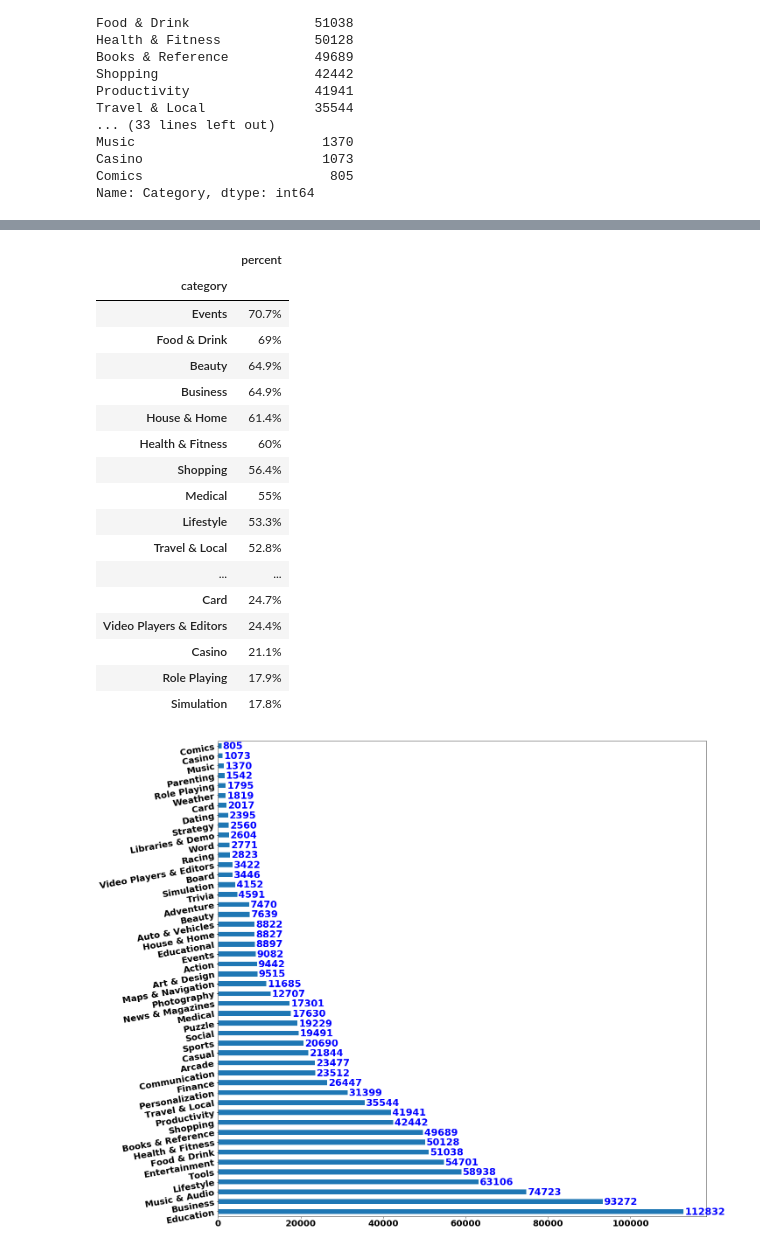
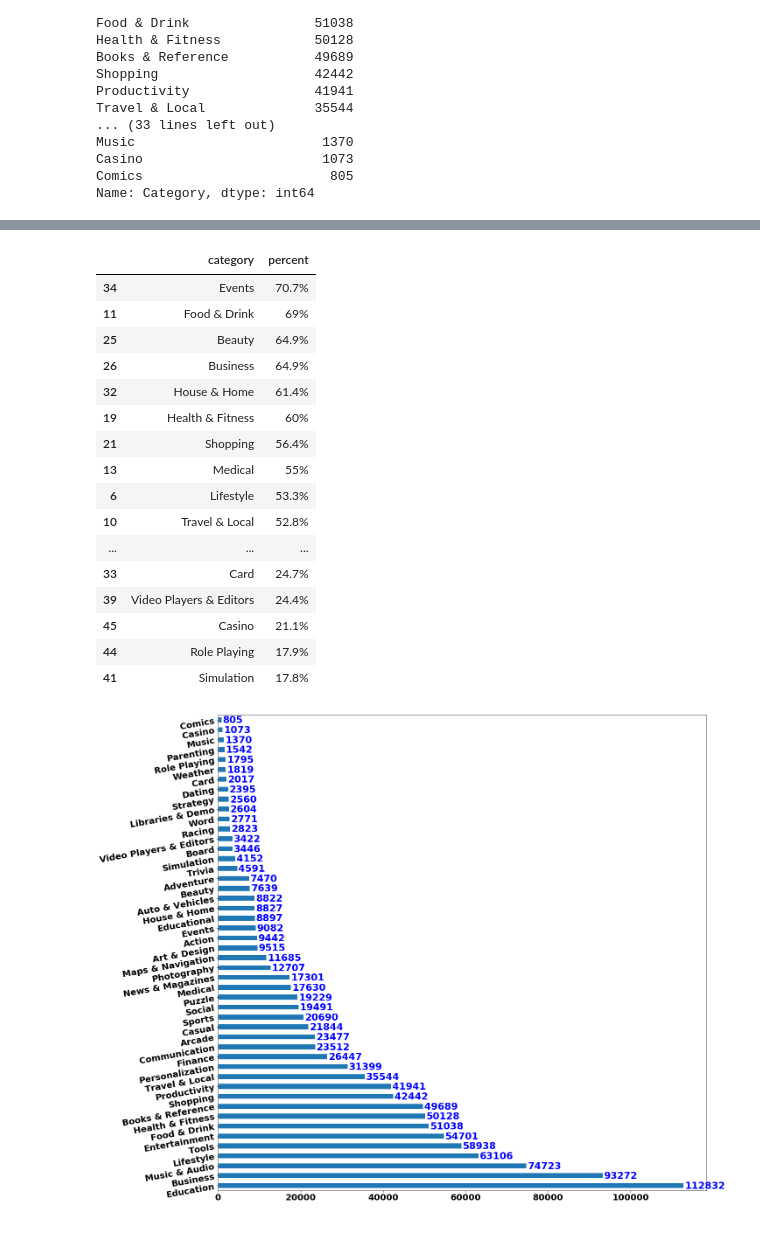
Before and after one commit to MaratMar/sql_and_python, a Jupyter notebook: playstore-apps_v2.ipynb, the cells around one changed output, grey strips where cells are left out. Drawn from its saved outputs; the diff is of its cells as text; code cells hidden in the pictures.

```diff
--- a/playstore-apps_v2.ipynb
+++ b/playstore-apps_v2.ipynb
@@ -209,0 +192,5 @@ df_price_AppName[['App Name','Category','Price']]
+# %%
+#df_price_AppName[['App Name','Category','Price']]
+
+pd.options.display.max_columns = None
+df_price_AppName[['App Name','Category','Price','Maximum Installs']]
@@ -321,27 +324,26 @@ percent_cat
 # %%
-dr1 =  pd.DataFrame(percent_cat, columns=['category', 'percent'])
+df_percent_cat =  pd.DataFrame(percent_cat, columns=['category', 'percent'])
 # %%
 #Процент приложений без отзывов
-dr1.sort_values(by='percent',ascending = False)
+df_percent_cat.sort_values(by='percent',ascending = False)
 # %% [output]
-|  | percent |
-| category |  |
-| Events | 70.7% |
-| Food & Drink | 69% |
-| Beauty | 64.9% |
-| Business | 64.9% |
-| House & Home | 61.4% |
-| Health & Fitness | 60% |
-| Shopping | 56.4% |
-| Medical | 55% |
-| Lifestyle | 53.3% |
-| Travel & Local | 52.8% |
-| ... | ... |
-| Card | 24.7% |
-| Video Players & Editors | 24.4% |
-| Casino | 21.1% |
-| Role Playing | 17.9% |
-| Simulation | 17.8% |
+|  | category | percent |
+| 34 | Events | 70.7% |
+| 11 | Food & Drink | 69% |
+| 25 | Beauty | 64.9% |
+| 26 | Business | 64.9% |
+| 32 | House & Home | 61.4% |
+| 19 | Health & Fitness | 60% |
+| 21 | Shopping | 56.4% |
+| 13 | Medical | 55% |
+| 6 | Lifestyle | 53.3% |
+| 10 | Travel & Local | 52.8% |
+| ... | ... | ... |
+| 33 | Card | 24.7% |
+| 39 | Video Players & Editors | 24.4% |
+| 45 | Casino | 21.1% |
+| 44 | Role Playing | 17.9% |
+| 41 | Simulation | 17.8% |
 # %%
  import matplotlib.pyplot as plt
 # %%
```
Also changed, not shown: parts of 9 cells of this notebook.
